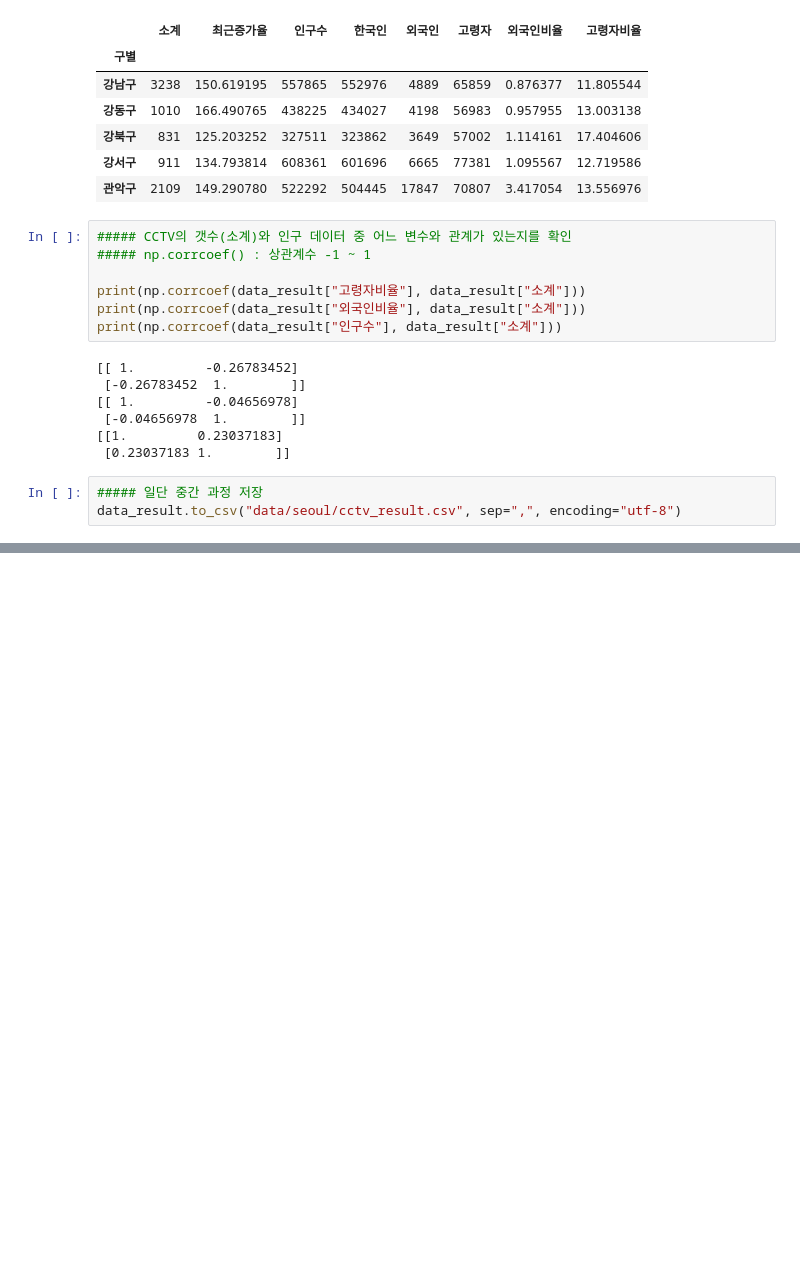
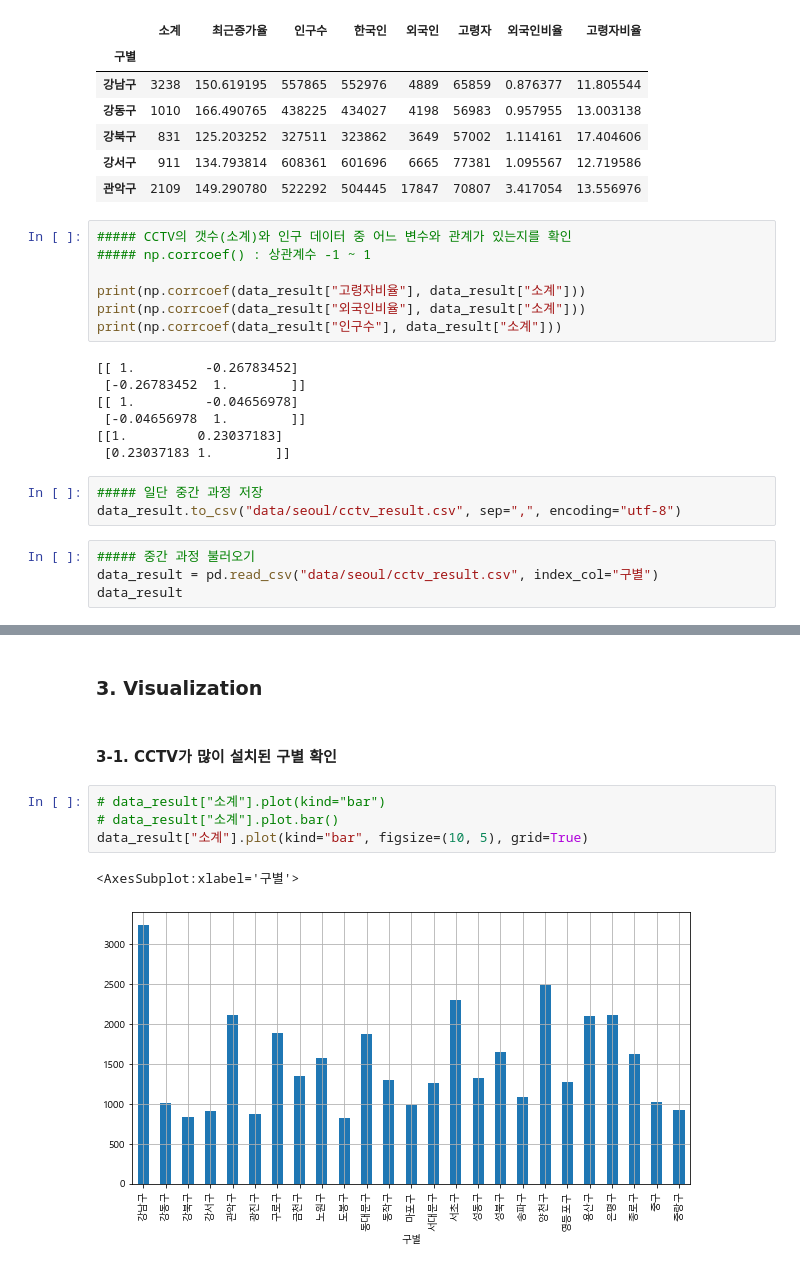
Before and after one commit to not147/PythonBasic, a Jupyter notebook: pythonwork/analysis/5_분석예제2.ipynb, the cells around one changed output, grey strips where cells are left out. Saved outputs shown, nothing was run; the diff lists cells and outputs as text; blank space fills up the shorter version.

```diff
--- a/pythonwork/analysis/5_분석예제2.ipynb
+++ b/pythonwork/analysis/5_분석예제2.ipynb
@@ -279,3 +279,7 @@ print(np.corrcoef(data_result["인구수"], data_result["소계"]))
 # %%
 ##### 일단 중간 과정 저장
 data_result.to_csv("data/seoul/cctv_result.csv", sep=",", encoding="utf-8")
+# %%
+##### 중간 과정 불러오기
+data_result = pd.read_csv("data/seoul/cctv_result.csv", index_col="구별")
+data_result
@@ -281,0 +325,11 @@ data_result.to_csv("data/seoul/cctv_result.csv", sep=",", encoding="utf-8")
+# %% [markdown]
+### 3. Visualization
+# %% [markdown]
+#### 3-1. CCTV가 많이 설치된 구별 확인
+# %%
+# data_result["소계"].plot(kind="bar")
+# data_result["소계"].plot.bar()
+data_result["소계"].plot(kind="bar", figsize=(10, 5), grid=True)
+# %% [output]
+<AxesSubplot:xlabel='구별'>
+[figure, added]
```
Also changed, not shown: parts of 13 cells of this notebook, 1 other file.
